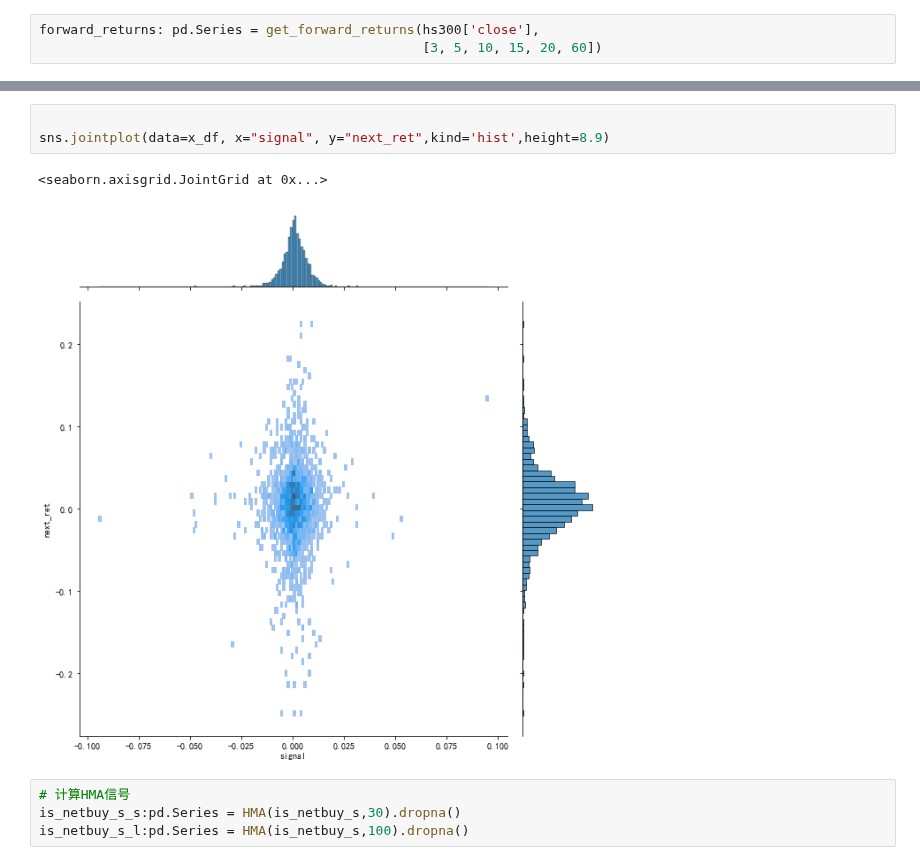
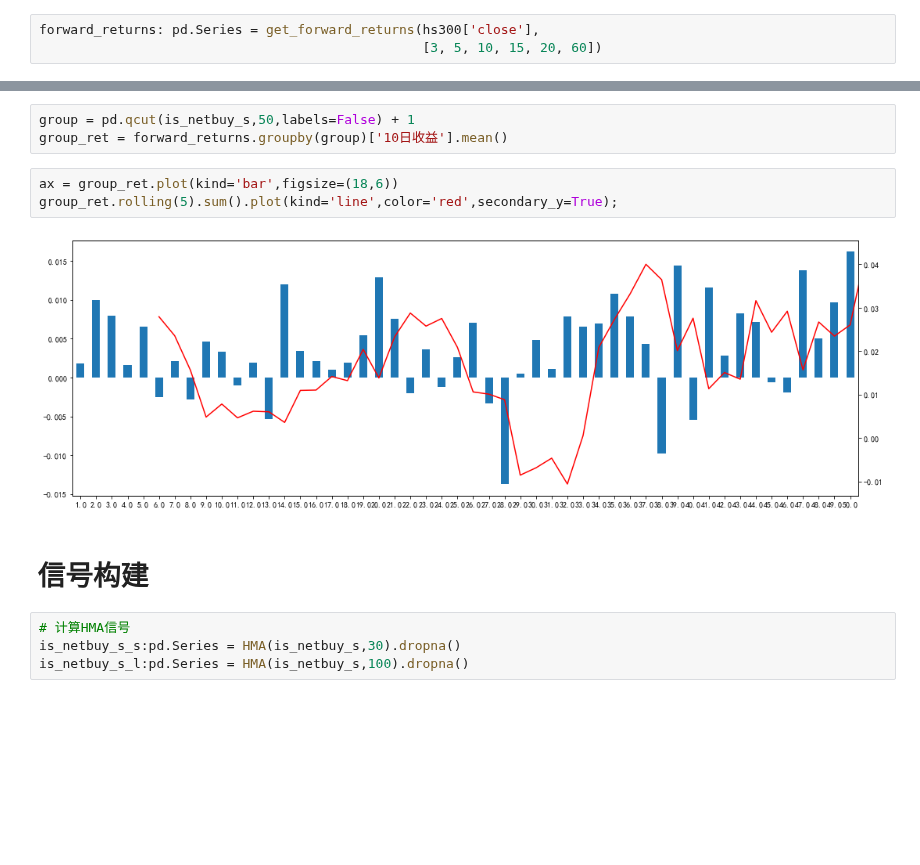
Before and after one commit to hugo2046/QuantsPlaybook, a Jupyter notebook: C-择时类/特征分布建模择时/特征分布择时.ipynb, the cells around one changed output, grey strips where cells are left out. Drawn from its saved outputs; the diff is of its cells as text; blank space fills up the shorter version.

```diff
--- a/C-择时类/特征分布建模择时/特征分布择时.ipynb
+++ b/C-择时类/特征分布建模择时/特征分布择时.ipynb
@@ -63,9 +48,13 @@ plt.subplots_adjust(hspace=0.5)
-# %%
-
-sns.jointplot(data=x_df, x="signal", y="next_ret",kind='hist',height=8.9)
-# %% [output]
-<seaborn.axisgrid.JointGrid at 0x...>
-[figure, removed]
+# %%
+group = pd.qcut(is_netbuy_s,50,labels=False) + 1
+group_ret = forward_returns.groupby(group)['10日收益'].mean()
+# %%
+ax = group_ret.plot(kind='bar',figsize=(18,6))
+group_ret.rolling(5).sum().plot(kind='line',color='red',secondary_y=True);
+# %% [output]
+[figure, added]
+# %% [markdown]
+# 信号构建
 # %%
 # 计算HMA信号
 is_netbuy_s_s:pd.Series = HMA(is_netbuy_s,30).dropna()
```
Also changed, not shown: parts of 7 cells of this notebook, 1 other file.
